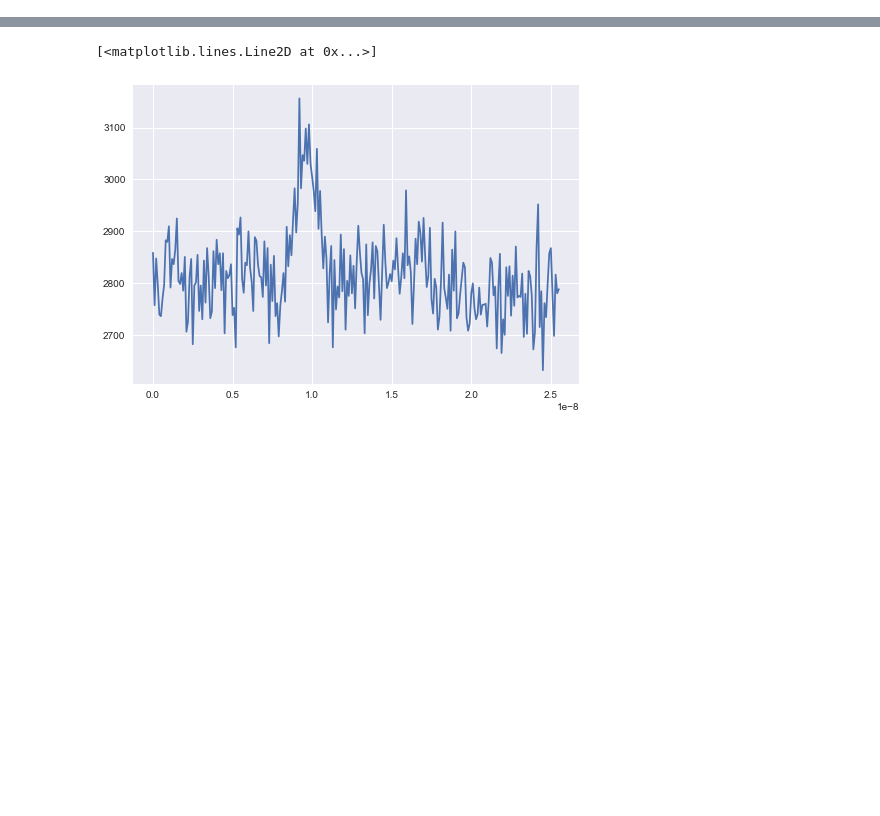
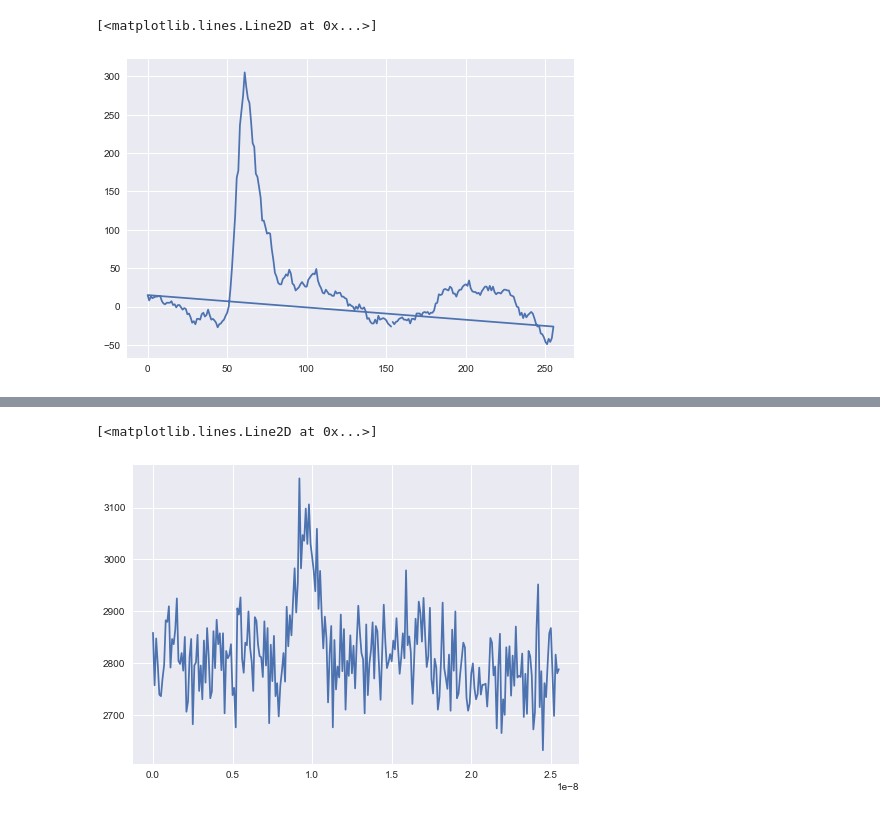
Before and after one commit to lappd-daq/psec-analysis, a Jupyter notebook: Simple PSEC Analysis.ipynb, the cells around one changed output, grey strips where cells are left out. Cells and saved outputs as stored; diff of their text form; code cells hidden in the pictures; blank space fills up the shorter version.

```diff
--- a/Simple PSEC Analysis.ipynb
+++ b/Simple PSEC Analysis.ipynb
@@ -18,0 +43,17 @@ data[3].plot(alpha=.75)
+# %%
+shift=102
+y = channels['C2'][768:1024]
+y.index = (channels['Index'][768:1024]-shift)%256
+sped = ped['C2'].copy()
+sped.index = (ped['Index'].copy()-shift)%256
+plt.plot(y-sped)
+
+def shift_plot(data, shift=0):
+    y = data
+    y.index = (channels['Index'][768:1024]-shift)%256
+    sped = ped['C2'].copy()
+    sped.index = (ped['Index'].copy()-shift)%256
+    plt.plot(y-sped)
+# %% [output]
+[<matplotlib.lines.Line2D at 0x...>]
+[figure, added]
```
Also changed, not shown: parts of 10 cells of this notebook.
